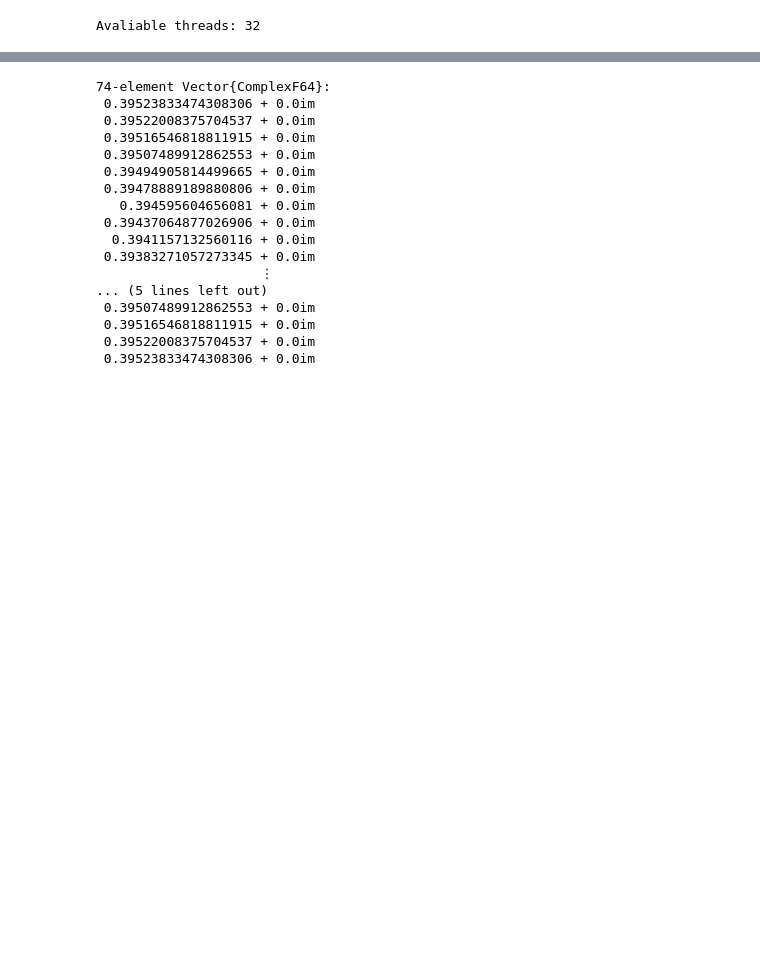
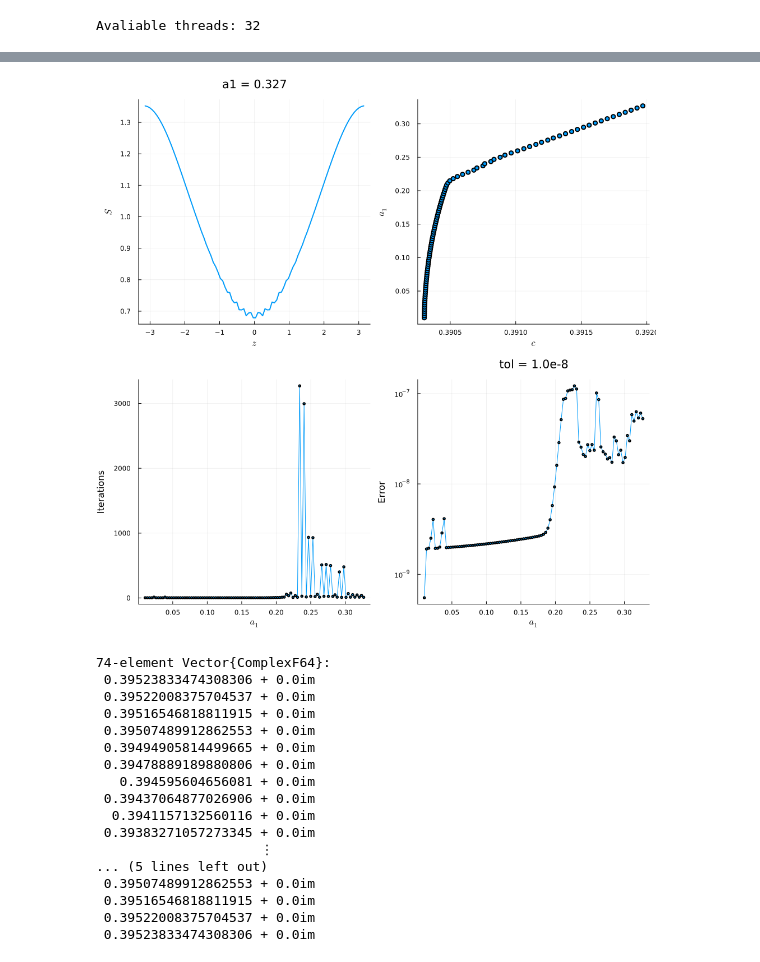
Before and after one commit to karnavr/kylindros, a Jupyter notebook: solving.ipynb, the cells around one changed output, grey strips where cells are left out. Drawn from its saved outputs; the diff is of its cells as text; code cells hidden in the pictures; blank space fills up the shorter version.

```diff
--- a/solving.ipynb
+++ b/solving.ipynb
@@ -56,3 +61,9 @@ plot(profile_plot, branch_plot, convergence_plot, error_plot, size=(1000,1000),
+# %%
+# plotting
+profile_plot, branch_plot, coeff_plot, convergence_plot, error_plot = plotting("46.1.0e-8.100.LevenbergMarquardt")
+plot(profile_plot, branch_plot, convergence_plot, error_plot, size=(1000,1000), layout = (2,2))
+# %% [output]
+[figure, added]
 # %%
 unknowns = initial_guess[1,:]
 
```
Also changed, not shown: parts of 3 cells of this notebook.
